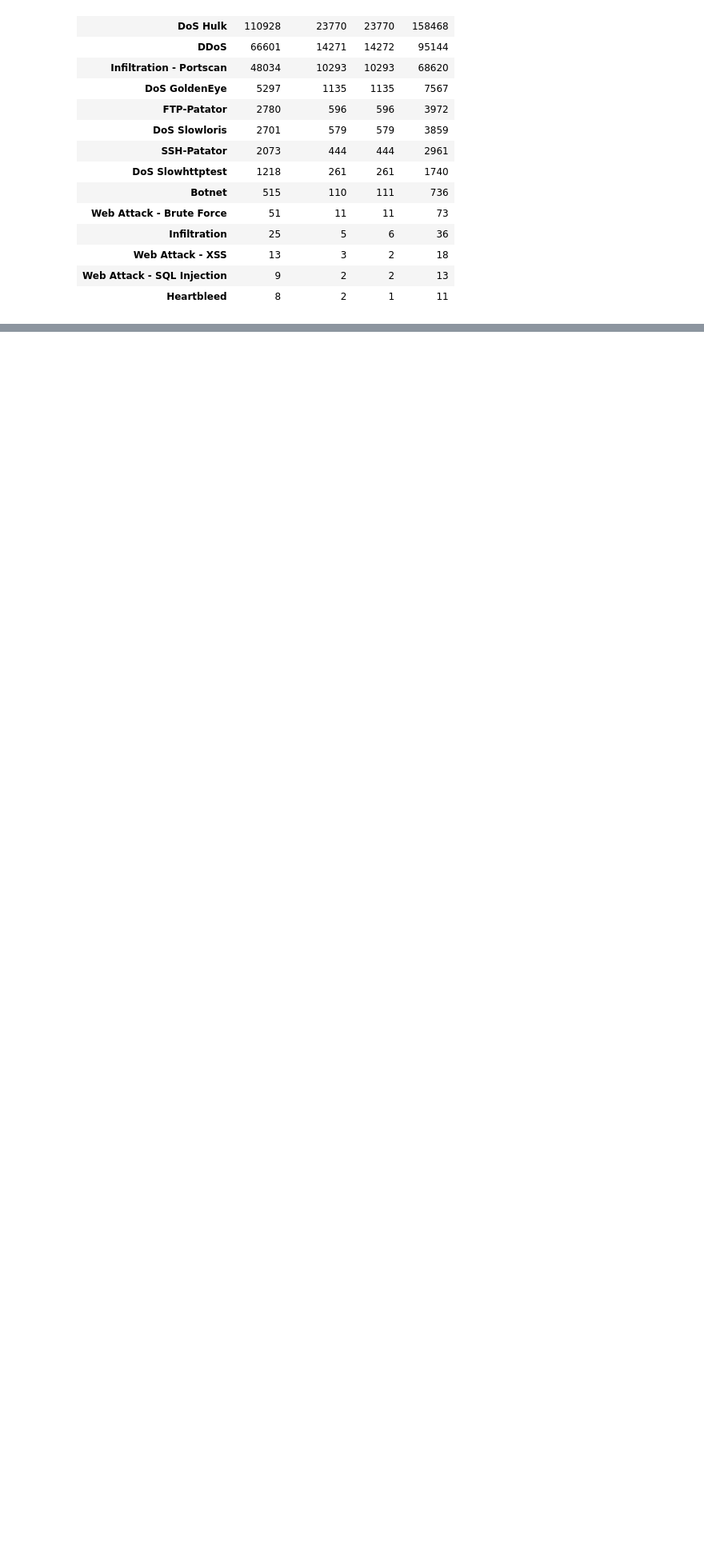
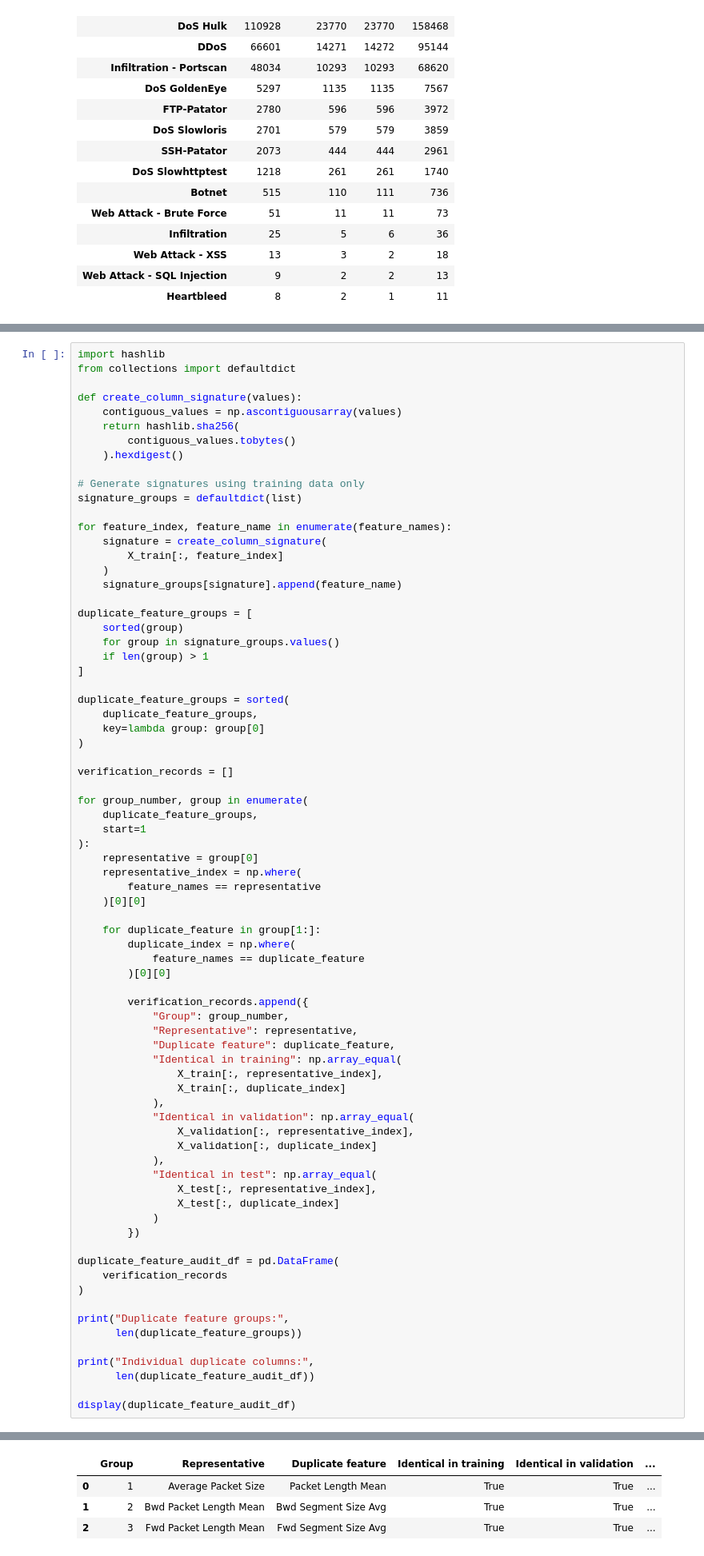
Before and after one commit to CharalampiaKal/cicids2017-progressive-feature-reduction, a Jupyter notebook: notebooks/01_data_audit_and_cleaning.ipynb, the cells around one changed output, grey strips where cells are left out. Shown at 80% size. Cells and saved outputs as stored; diff of their text form; blank space fills up the shorter version.

```diff
--- a/notebooks/01_data_audit_and_cleaning.ipynb
+++ b/notebooks/01_data_audit_and_cleaning.ipynb
@@ -584,0 +806,76 @@ Attack-label support in every partition:
+# %%
+import hashlib
+from collections import defaultdict
+
+def create_column_signature(values):
+    contiguous_values = np.ascontiguousarray(values)
+    return hashlib.sha256(
+        contiguous_values.tobytes()
+    ).hexdigest()
+
+# Generate signatures using training data only
+signature_groups = defaultdict(list)
+
+for feature_index, feature_name in enumerate(feature_names):
+    signature = create_column_signature(
+        X_train[:, feature_index]
+    )
+    signature_groups[signature].append(feature_name)
+
+duplicate_feature_groups = [
+    sorted(group)
+    for group in signature_groups.values()
+    if len(group) > 1
+]
+
+duplicate_feature_groups = sorted(
+    duplicate_feature_groups,
+    key=lambda group: group[0]
+)
+
+verification_records = []
+
+for group_number, group in enumerate(
+    duplicate_feature_groups,
+    start=1
+):
+    representative = group[0]
+    representative_index = np.where(
+        feature_names == representative
+    )[0][0]
+
+    for duplicate_feature in group[1:]:
+        duplicate_index = np.where(
+            feature_names == duplicate_feature
+        )[0][0]
+
+        verification_records.append({
+            "Group": group_number,
+            "Representative": representative,
+            "Duplicate feature": duplicate_feature,
+            "Identical in training": np.array_equal(
+                X_train[:, representative_index],
+                X_train[:, duplicate_index]
+            ),
+            "Identical in validation": np.array_equal(
+                X_validation[:, representative_index],
+                X_validation[:, duplicate_index]
+            ),
+            "Identical in test": np.array_equal(
+                X_test[:, representative_index],
+                X_test[:, duplicate_index]
+            )
+        })
+
+duplicate_feature_audit_df = pd.DataFrame(
+    verification_records
+)
+
+print("Duplicate feature groups:",
+      len(duplicate_feature_groups))
+
+print("Individual duplicate columns:",
+      len(duplicate_feature_audit_df))
+
+display(duplicate_feature_audit_df)
+# %% [output]
@@ -584,0 +884,4 @@ Attack-label support in every partition:
+|  | Group | Representative | Duplicate feature | Identical in training | Identical in validation | ... |
+| 0 | 1 | Average Packet Size | Packet Length Mean | True | True | ... |
+| 1 | 2 | Bwd Packet Length Mean | Bwd Segment Size Avg | True | True | ... |
+| 2 | 3 | Fwd Packet Length Mean | Fwd Segment Size Avg | True | True | ... |
```
Also changed, not shown: parts of 8 cells of this notebook.
